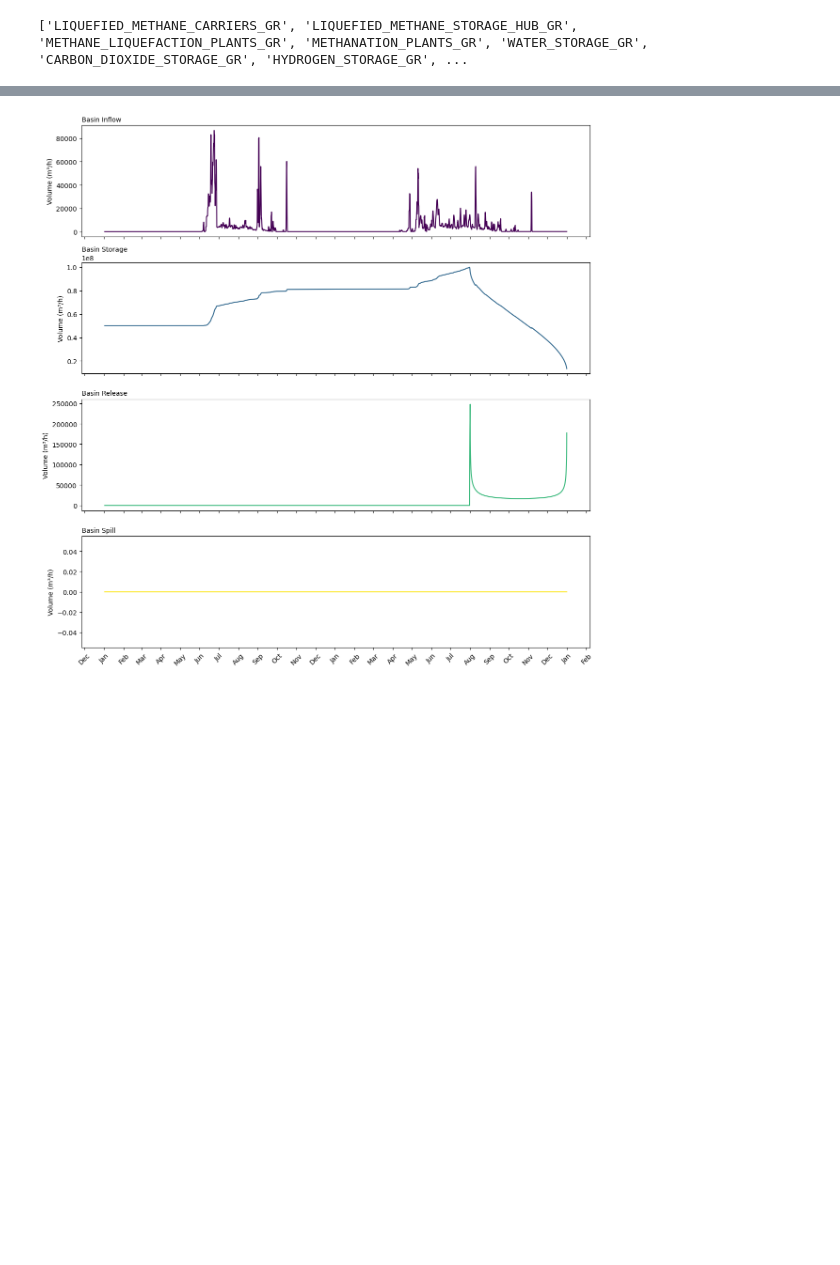
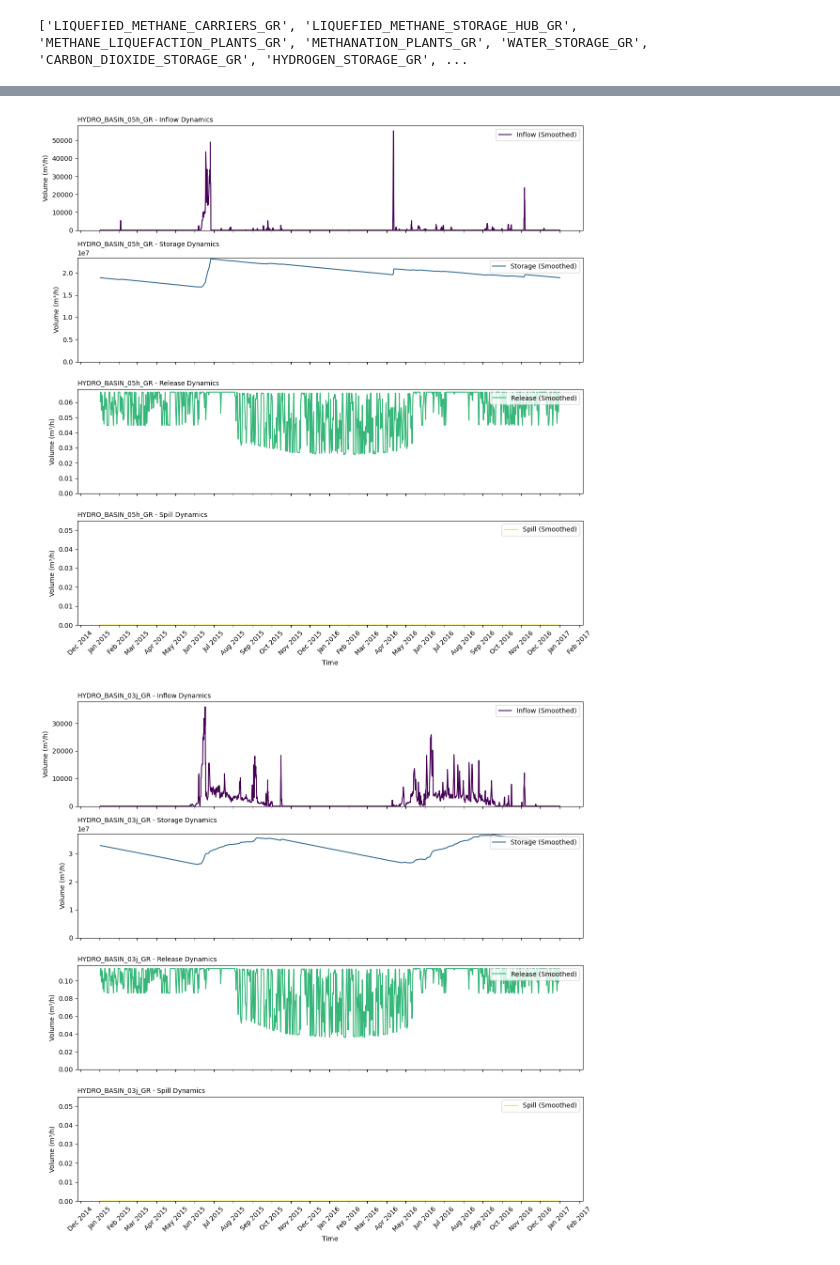
Before and after one commit to giooms/RREH_thesis, a Jupyter notebook: scripts/analysis/hydro-wind_analysis.ipynb, the cells around one changed output, grey strips where cells are left out. Saved outputs shown, nothing was run; the diff lists cells and outputs as text; code cells hidden in the pictures; blank space fills up the shorter version.

```diff
--- a/scripts/analysis/hydro-wind_analysis.ipynb
+++ b/scripts/analysis/hydro-wind_analysis.ipynb
@@ -494,9 +515,50 @@ def plot_basin_dynamics(basin_inflow, basin_storage, basin_release, basin_spill,
-# %%
-basin_inflow = np.array(d.model.nodes.HYDRO_BASIN_GR.parameters.inflow_series[:17544])
-basin_storage = np.array(d.solution.elements.HYDRO_BASIN_GR.variables.storage.values)
-basin_release = np.array(d.solution.elements.HYDRO_BASIN_GR.variables.release.values)
-basin_spill = np.array(d.solution.elements.HYDRO_BASIN_GR.variables.spill.values)
-
-plot_basin_dynamics(basin_inflow,basin_storage,basin_release,basin_spill)
-# %% [output]
-[figure, removed]
+# %%
+import pandas as pd
+import matplotlib.pyplot as plt
+import matplotlib.dates as mdates
+import numpy as np
+import re
+
+def plot_basin_dynamics(basins_data, start_date='2015-01-01'):
+    # Create date range for the datasets
+    date_range = pd.date_range(start=start_date, periods=17544, freq='H')
+
+    for basin_name, basin_data in basins_data.items():
+        fig, axs = plt.subplots(4, 1, figsize=(12, 12), sharex=True)
+        window_size = 24  # Smooth over 24 hours
+        parameters = ['inflow', 'storage', 'release', 'spill']
+        colors = plt.cm.viridis(np.linspace(0, 1, 4))
+
+        for idx, parameter in enumerate(parameters):
+            data_df = pd.DataFrame(basin_data[parameter], index=date_range, columns=[parameter]).rolling(window=window_size).mean()
+            axs[idx].plot(data_df.index, data_df[parameter], color=colors[idx], label=f"{parameter.title()} (Smoothed)")
+            axs[idx].set_title(f"{basin_name} - {parameter.title()} Dynamics", fontsize=10, loc='left')
+            axs[idx].set_ylabel('Volume (m³/h)')
+            axs[idx].set_ylim(bottom=0)  # Ensure y-axis starts at 0
+            axs[idx].legend(loc='upper right')
+
+        # Format x-axis
+        axs[3].xaxis.set_major_formatter(mdates.DateFormatter('%b %Y'))
+        axs[3].xaxis.set_major_locator(mdates.MonthLocator())
+        plt.xticks(rotation=45)
+        plt.xlabel('Time')
+        fig.tight_layout()
+        plt.show()
+
+# Assuming 'd' is your data object and 'ls_nodes' is a list of all node names
+basins_data = {}
+
+# Dynamically determine all hydro basins from ls_nodes
+for node_name in ls_nodes:
+    if re.match(r'HYDRO_BASIN_\w+_GR$', node_name):
+        basins_data[node_name] = {
+            'inflow': np.array(getattr(d.model.nodes, node_name).parameters.inflow_series[:17544]),
+            'storage': np.array(getattr(d.solution.elements, node_name).variables.storage.values),
+            'release': np.array(getattr(d.solution.elements, node_name).variables.release.values),
+            'spill': np.array(getattr(d.solution.elements, node_name).variables.spill.values)
+        }
+
+plot_basin_dynamics(basins_data)
+# %% [output]
+[figure, added]
+[figure, added]
```
Also changed, not shown: parts of 20 cells of this notebook, 17 other files.
